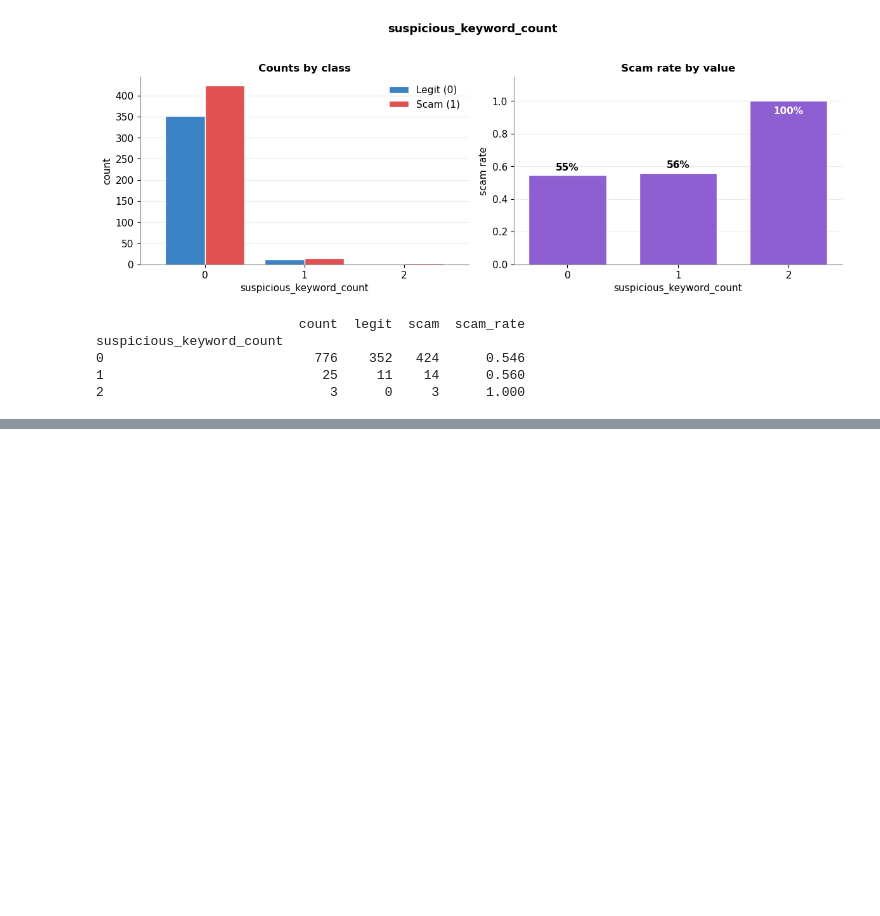
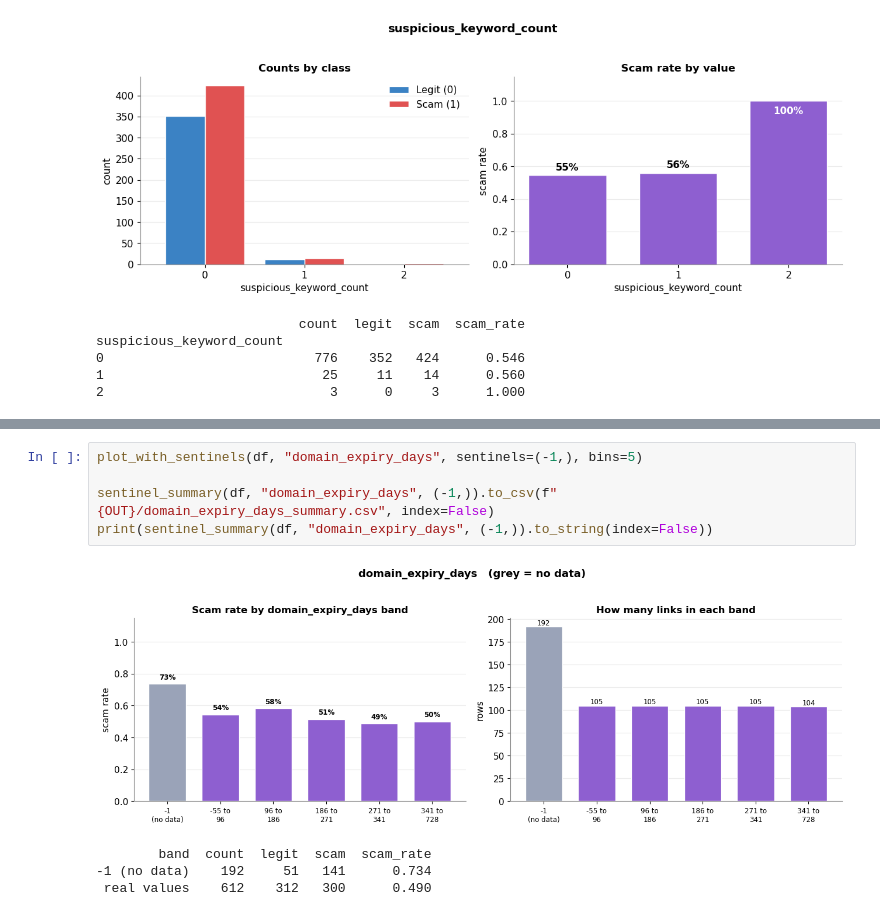
Before and after one commit to Syed-Margub/fraudulent-donation-link-detection-using-ai, a Jupyter notebook: notebooks/feature_visualization.ipynb, the cells around one changed output, grey strips where cells are left out. Drawn from its saved outputs; the diff is of its cells as text; blank space fills up the shorter version.

```diff
--- a/notebooks/feature_visualization.ipynb
+++ b/notebooks/feature_visualization.ipynb
@@ -330,0 +415,10 @@ suspicious_keyword_count
+# %%
+plot_with_sentinels(df, "domain_expiry_days", sentinels=(-1,), bins=5)
+
+sentinel_summary(df, "domain_expiry_days", (-1,)).to_csv(f"{OUT}/domain_expiry_days_summary.csv", index=False)
+print(sentinel_summary(df, "domain_expiry_days", (-1,)).to_string(index=False))
+# %% [output]
+[figure, added]
+        band  count  legit  scam  scam_rate
+-1 (no data)    192     51   141      0.734
+ real values    612    312   300      0.490
```
Also changed, not shown: parts of 23 cells of this notebook, 28 other files.
